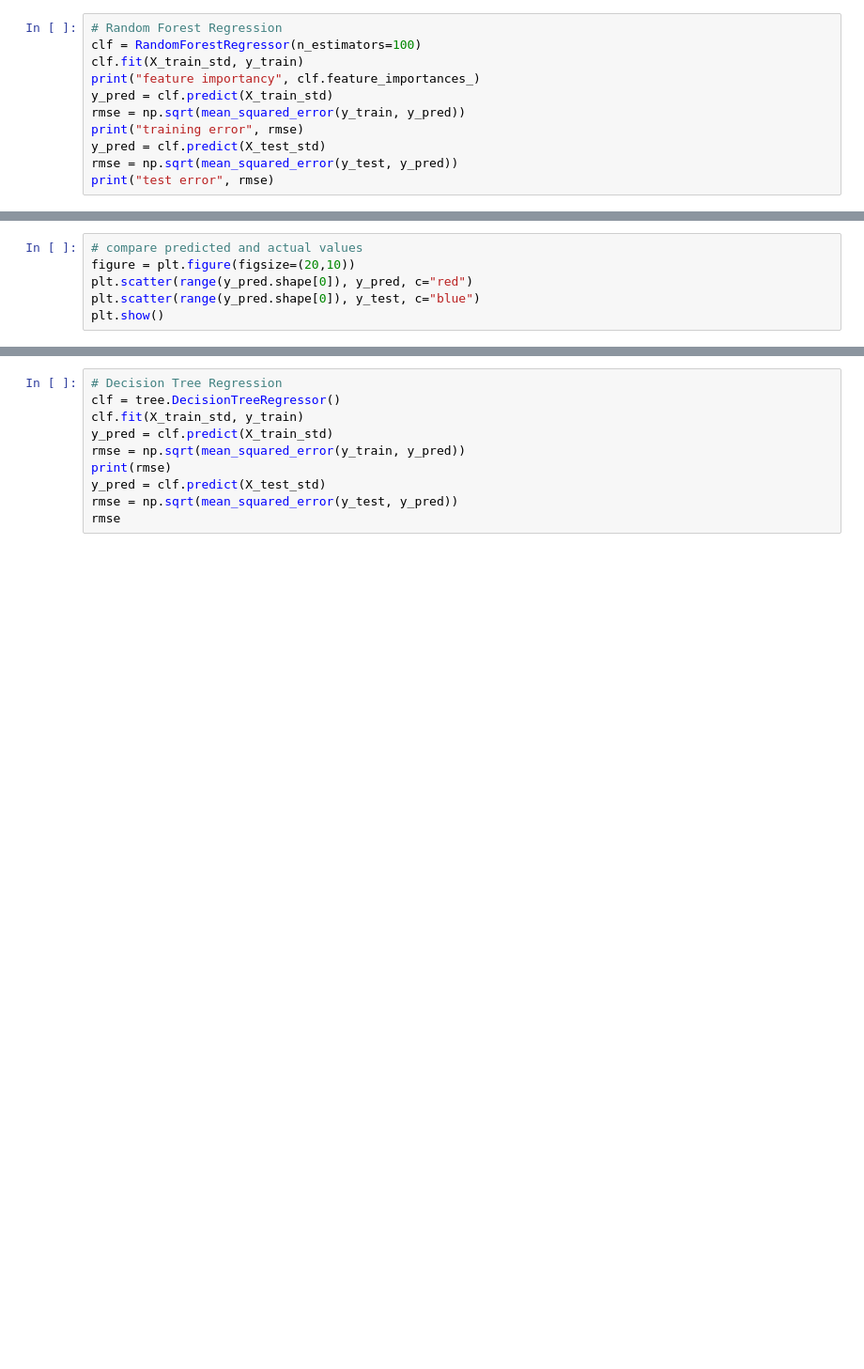
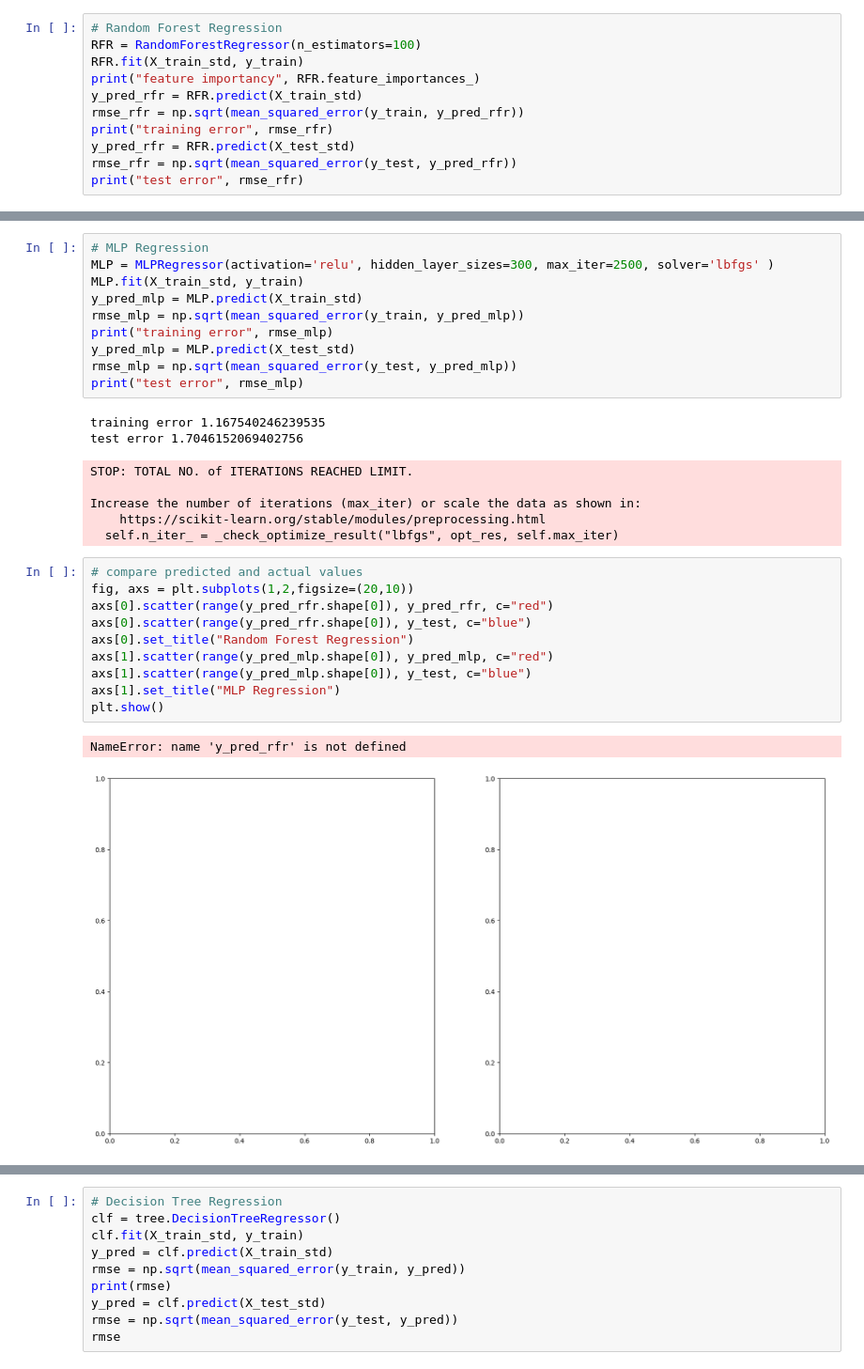
Before and after one commit to DimitrisGkoutzounis/Machine-Learning-Electron-Mass-Prediction, a Jupyter notebook: main.ipynb, the cells around one changed output, grey strips where cells are left out. Shown: that part at 94% size. Drawn from its saved outputs; the diff is of its cells as text; blank space fills up the shorter version.

```diff
--- a/main.ipynb
+++ b/main.ipynb
@@ -91,11 +333,11 @@ np.allclose(X_train.mean(axis=0), np.zeros(X_train.shape[1])),\
 # %%
 # Random Forest Regression
-clf = RandomForestRegressor(n_estimators=100)
-clf.fit(X_train_std, y_train)
-print("feature importancy", clf.feature_importances_)
-y_pred = clf.predict(X_train_std)
-rmse = np.sqrt(mean_squared_error(y_train, y_pred))
-print("training error", rmse)
-y_pred = clf.predict(X_test_std)
-rmse = np.sqrt(mean_squared_error(y_test, y_pred))
-print("test error", rmse)
+RFR = RandomForestRegressor(n_estimators=100)
+RFR.fit(X_train_std, y_train)
+print("feature importancy", RFR.feature_importances_)
+y_pred_rfr = RFR.predict(X_train_std)
+rmse_rfr = np.sqrt(mean_squared_error(y_train, y_pred_rfr))
+print("training error", rmse_rfr)
+y_pred_rfr = RFR.predict(X_test_std)
+rmse_rfr = np.sqrt(mean_squared_error(y_test, y_pred_rfr))
+print("test error", rmse_rfr)
@@ -102,6 +349,31 @@ print("test error", rmse)
+# %%
+# MLP Regression
+MLP = MLPRegressor(activation='relu', hidden_layer_sizes=300, max_iter=2500, solver='lbfgs' )
+MLP.fit(X_train_std, y_train)
+y_pred_mlp = MLP.predict(X_train_std)
+rmse_mlp = np.sqrt(mean_squared_error(y_train, y_pred_mlp))
+print("training error", rmse_mlp)
+y_pred_mlp = MLP.predict(X_test_std)
+rmse_mlp = np.sqrt(mean_squared_error(y_test, y_pred_mlp))
+print("test error", rmse_mlp)
+# %% [output]
+training error 1.167540246239535
+test error 1.7046152069402756
+STOP: TOTAL NO. of ITERATIONS REACHED LIMIT.
+
+Increase the number of iterations (max_iter) or scale the data as shown in:
+    https://scikit-learn.org/stable/modules/preprocessing.html
+  self.n_iter_ = _check_optimize_result("lbfgs", opt_res, self.max_iter)
 # %%
 # compare predicted and actual values
-figure = plt.figure(figsize=(20,10))
-plt.scatter(range(y_pred.shape[0]), y_pred, c="red")
-plt.scatter(range(y_pred.shape[0]), y_test, c="blue")
+fig, axs = plt.subplots(1,2,figsize=(20,10))
+axs[0].scatter(range(y_pred_rfr.shape[0]), y_pred_rfr, c="red")
+axs[0].scatter(range(y_pred_rfr.shape[0]), y_test, c="blue")
+axs[0].set_title("Random Forest Regression")
+axs[1].scatter(range(y_pred_mlp.shape[0]), y_pred_mlp, c="red")
+axs[1].scatter(range(y_pred_mlp.shape[0]), y_test, c="blue")
+axs[1].set_title("MLP Regression")
 plt.show()
+# %% [output]
+NameError: name 'y_pred_rfr' is not defined
+[figure, added]
```
Also changed, not shown: parts of 24 cells of this notebook.
